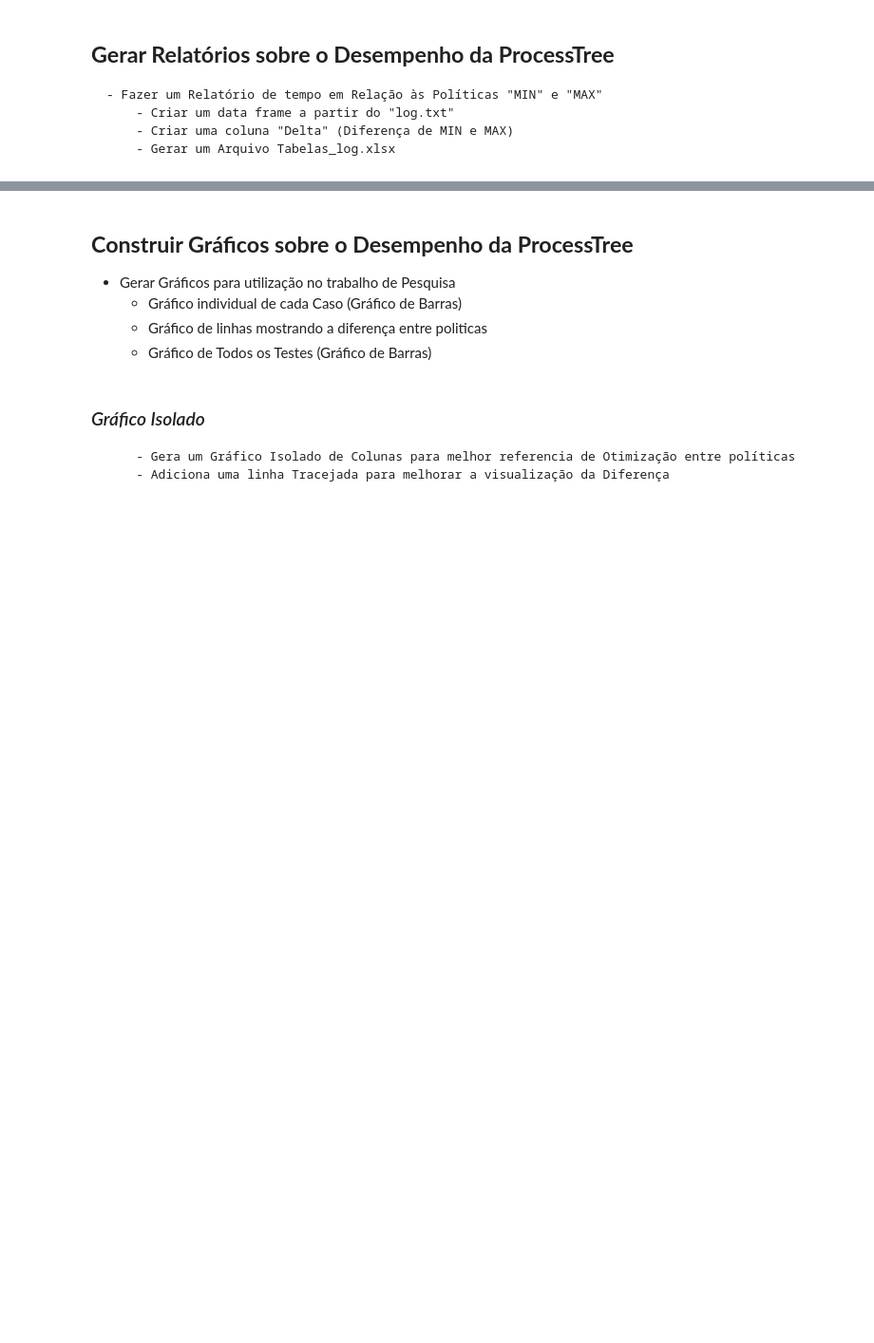
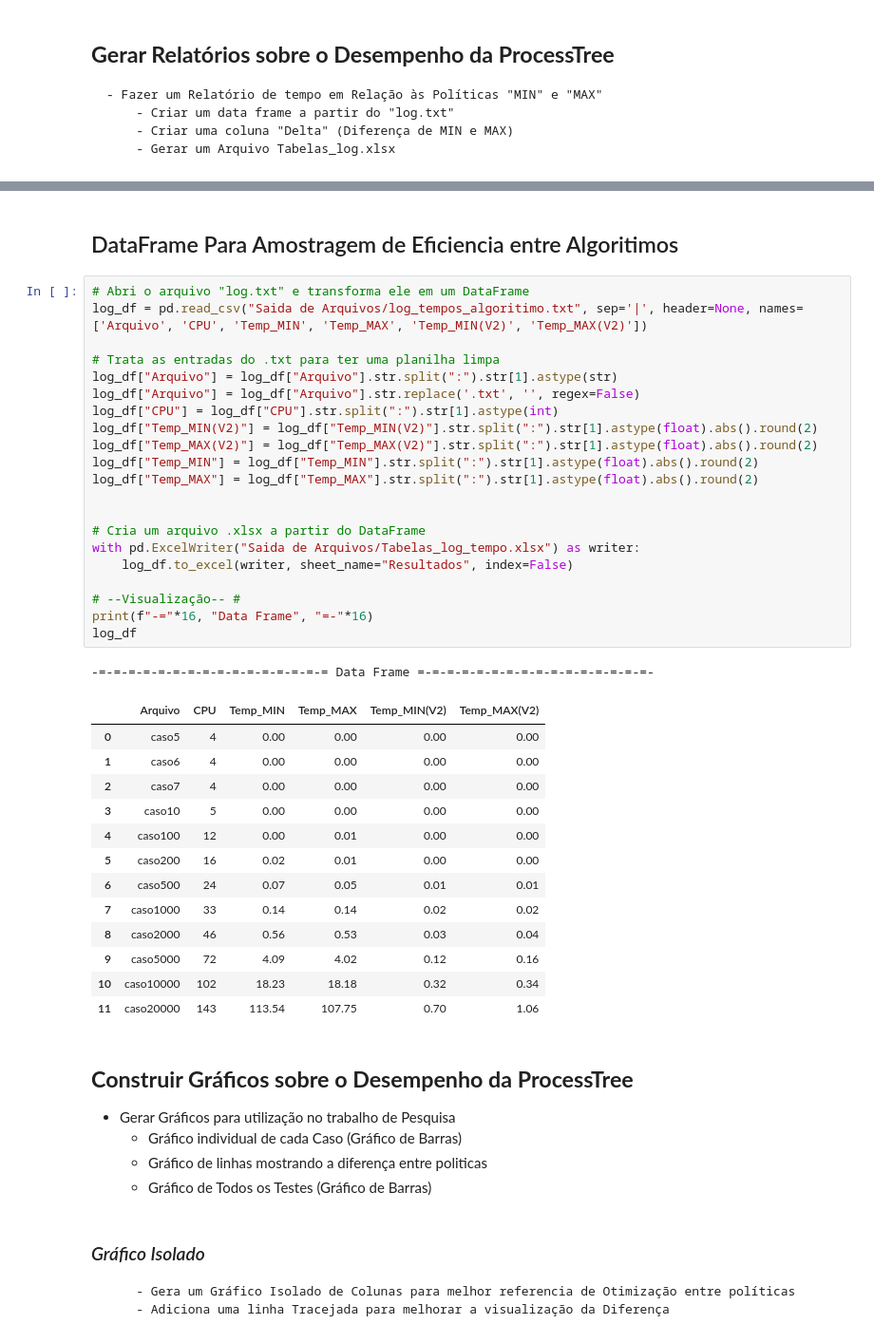
Before and after one commit to Joao-H-Luz/T-1_ALEST_II-Processamento-em-nuvem-, a Jupyter notebook: Tratamento.ipynb, the cells around one changed output, grey strips where cells are left out. Shown: that part at 95% size. Cells and saved outputs as stored; diff of their text form; blank space fills up the shorter version.

```diff
--- a/Tratamento.ipynb
+++ b/Tratamento.ipynb
@@ -254,3 +254,41 @@ log_df
+# %% [markdown]
+## DataFrame Para Amostragem de Eficiencia entre Algoritimos
+# %%
+# Abri o arquivo "log.txt" e transforma ele em um DataFrame
+log_df = pd.read_csv("Saida de Arquivos/log_tempos_algoritimo.txt", sep='|', header=None, names=['Arquivo', 'CPU', 'Temp_MIN', 'Temp_MAX', 'Temp_MIN(V2)', 'Temp_MAX(V2)'])
+
+# Trata as entradas do .txt para ter uma planilha limpa
+log_df["Arquivo"] = log_df["Arquivo"].str.split(":").str[1].astype(str)
+log_df["Arquivo"] = log_df["Arquivo"].str.replace('.txt', '', regex=False)
+log_df["CPU"] = log_df["CPU"].str.split(":").str[1].astype(int)
+log_df["Temp_MIN(V2)"] = log_df["Temp_MIN(V2)"].str.split(":").str[1].astype(float).abs().round(2)
+log_df["Temp_MAX(V2)"] = log_df["Temp_MAX(V2)"].str.split(":").str[1].astype(float).abs().round(2)
+log_df["Temp_MIN"] = log_df["Temp_MIN"].str.split(":").str[1].astype(float).abs().round(2)
+log_df["Temp_MAX"] = log_df["Temp_MAX"].str.split(":").str[1].astype(float).abs().round(2)
+
+
+# Cria um arquivo .xlsx a partir do DataFrame
+with pd.ExcelWriter("Saida de Arquivos/Tabelas_log_tempo.xlsx") as writer:
+    log_df.to_excel(writer, sheet_name="Resultados", index=False)
+
+# --Visualização-- #
+print(f"-="*16, "Data Frame", "=-"*16)
+log_df
+# %% [output]
+-=-=-=-=-=-=-=-=-=-=-=-=-=-=-=-= Data Frame =-=-=-=-=-=-=-=-=-=-=-=-=-=-=-=-
+|  | Arquivo | CPU | Temp_MIN | Temp_MAX | Temp_MIN(V2) | Temp_MAX(V2) |
+| 0 | caso5 | 4 | 0.00 | 0.00 | 0.00 | 0.00 |
+| 1 | caso6 | 4 | 0.00 | 0.00 | 0.00 | 0.00 |
+| 2 | caso7 | 4 | 0.00 | 0.00 | 0.00 | 0.00 |
+| 3 | caso10 | 5 | 0.00 | 0.00 | 0.00 | 0.00 |
+| 4 | caso100 | 12 | 0.00 | 0.01 | 0.00 | 0.00 |
+| 5 | caso200 | 16 | 0.02 | 0.01 | 0.00 | 0.00 |
+| 6 | caso500 | 24 | 0.07 | 0.05 | 0.01 | 0.01 |
+| 7 | caso1000 | 33 | 0.14 | 0.14 | 0.02 | 0.02 |
+| 8 | caso2000 | 46 | 0.56 | 0.53 | 0.03 | 0.04 |
+| 9 | caso5000 | 72 | 4.09 | 4.02 | 0.12 | 0.16 |
+| 10 | caso10000 | 102 | 18.23 | 18.18 | 0.32 | 0.34 |
+| 11 | caso20000 | 143 | 113.54 | 107.75 | 0.70 | 1.06 |
 # %% [markdown]
 ## **Construir Gráficos sobre o Desempenho da ProcessTree**
 
```
Also changed, not shown: parts of 2 cells of this notebook.
